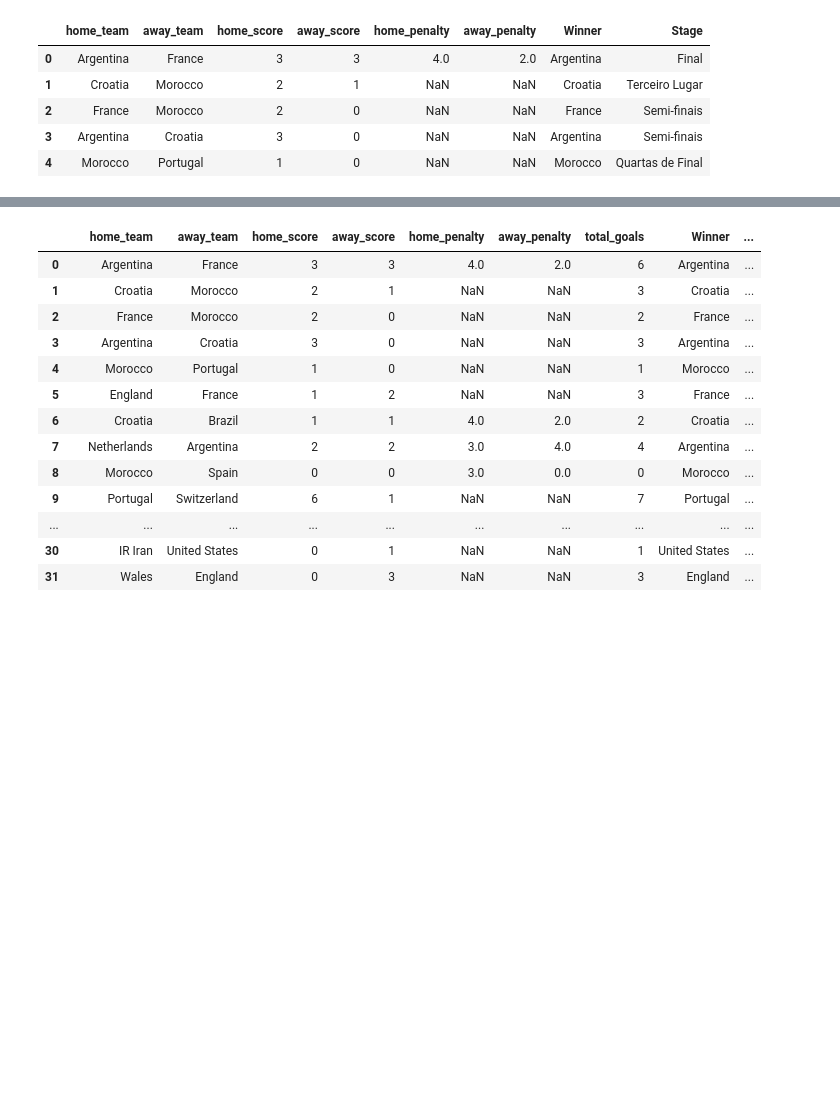
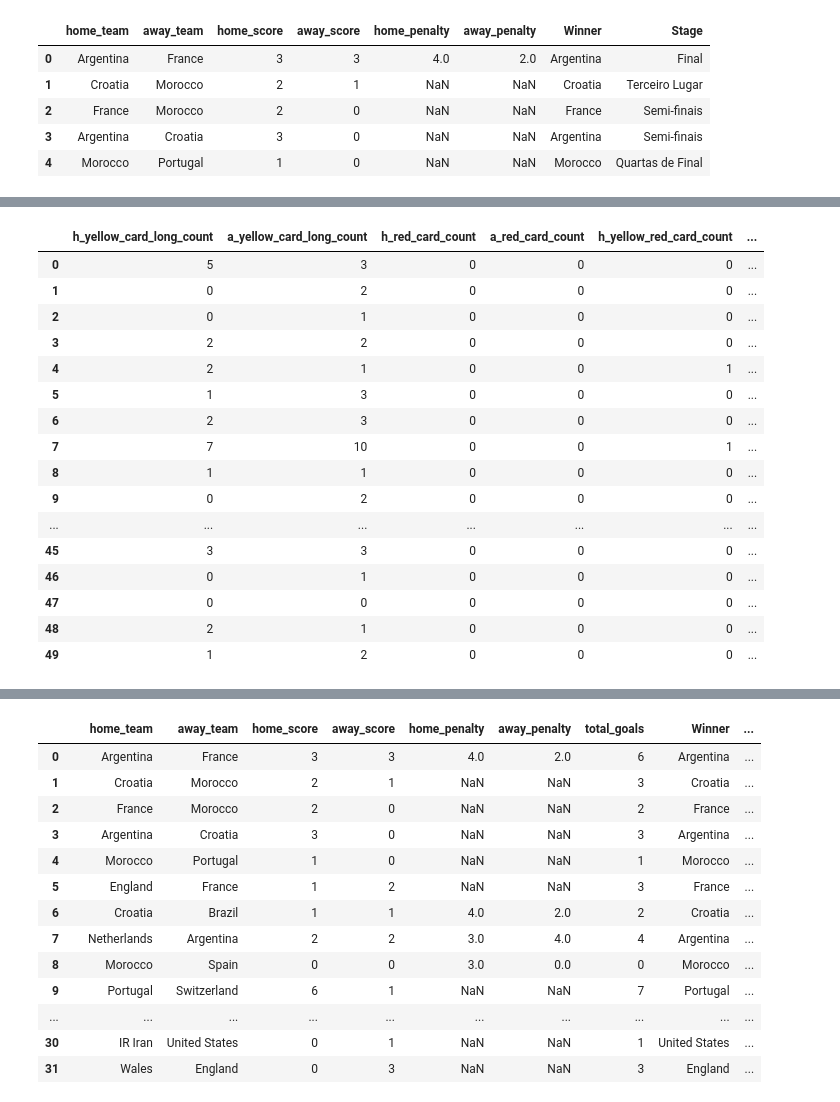
Before and after one commit to caioh639/worldcup, a Jupyter notebook: notebooks/data_cleaning_EF_base.ipynb, the cells around one changed output, grey strips where cells are left out. Cells and saved outputs as stored; diff of their text form; code cells hidden in the pictures; blank space fills up the shorter version.

```diff
--- a/notebooks/worldcup_analysis.ipynb
+++ b/notebooks/data_cleaning_EF_base.ipynb
@@ -3,5 +4,6 @@ import pandas as pd
 # %%
-matches = pd.read_csv('data/matches_1930_2022.csv')
+matches = pd.read_csv('../data/raw/matches_1930_2022.csv')
+
 matches.head()
 # %% [output]
 |  | home_team | away_team | home_score | home_xg | home_penalty | away_score | away_xg | away_penalty | ... |
@@ -133,0 +170,6 @@ matches [matches['Year'] == 2022][['home_team', 'away_team', 'home_score', 'away
+# %%
+def count_red_cards(x):
+    if pd.isna(x) or str(x).strip() == '':
+        return 0
+
+    return str(x).count('|') + 1
@@ -133,0 +180,40 @@ matches [matches['Year'] == 2022][['home_team', 'away_team', 'home_score', 'away
+# %%
+matches['h_red_card_count'] = (
+    matches['home_red_card']
+    .apply(count_red_cards)
+)
+
+matches['a_red_card_count'] = (
+    matches['away_red_card']
+    .apply(count_red_cards)
+)
+# %%
+matches['h_yellow_red_card_count'] = (
+    matches['home_yellow_red_card']
+    .apply(count_red_cards)
+)
+
+matches['a_yellow_red_card_count'] = (
+    matches['away_yellow_red_card']
+    .apply(count_red_cards)
+)
+# %%
+matches [['h_yellow_card_long_count', 'a_yellow_card_long_count','h_red_card_count', 'a_red_card_count', 'h_yellow_red_card_count', 'a_yellow_red_card_count']].head(50)
+# %% [output]
+|  | h_yellow_card_long_count | a_yellow_card_long_count | h_red_card_count | a_red_card_count | h_yellow_red_card_count | ... |
+| 0 | 5 | 3 | 0 | 0 | 0 | ... |
+| 1 | 0 | 2 | 0 | 0 | 0 | ... |
+| 2 | 0 | 1 | 0 | 0 | 0 | ... |
+| 3 | 2 | 2 | 0 | 0 | 0 | ... |
+| 4 | 2 | 1 | 0 | 0 | 1 | ... |
+| 5 | 1 | 3 | 0 | 0 | 0 | ... |
+| 6 | 2 | 3 | 0 | 0 | 0 | ... |
+| 7 | 7 | 10 | 0 | 0 | 1 | ... |
+| 8 | 1 | 1 | 0 | 0 | 0 | ... |
+| 9 | 0 | 2 | 0 | 0 | 0 | ... |
+| ... | ... | ... | ... | ... | ... | ... |
+| 45 | 3 | 3 | 0 | 0 | 0 | ... |
+| 46 | 0 | 1 | 0 | 0 | 0 | ... |
+| 47 | 0 | 0 | 0 | 0 | 0 | ... |
+| 48 | 2 | 1 | 0 | 0 | 0 | ... |
+| 49 | 1 | 2 | 0 | 0 | 0 | ... |
```
Also changed, not shown: parts of 28 cells of this notebook, 21 other files.
